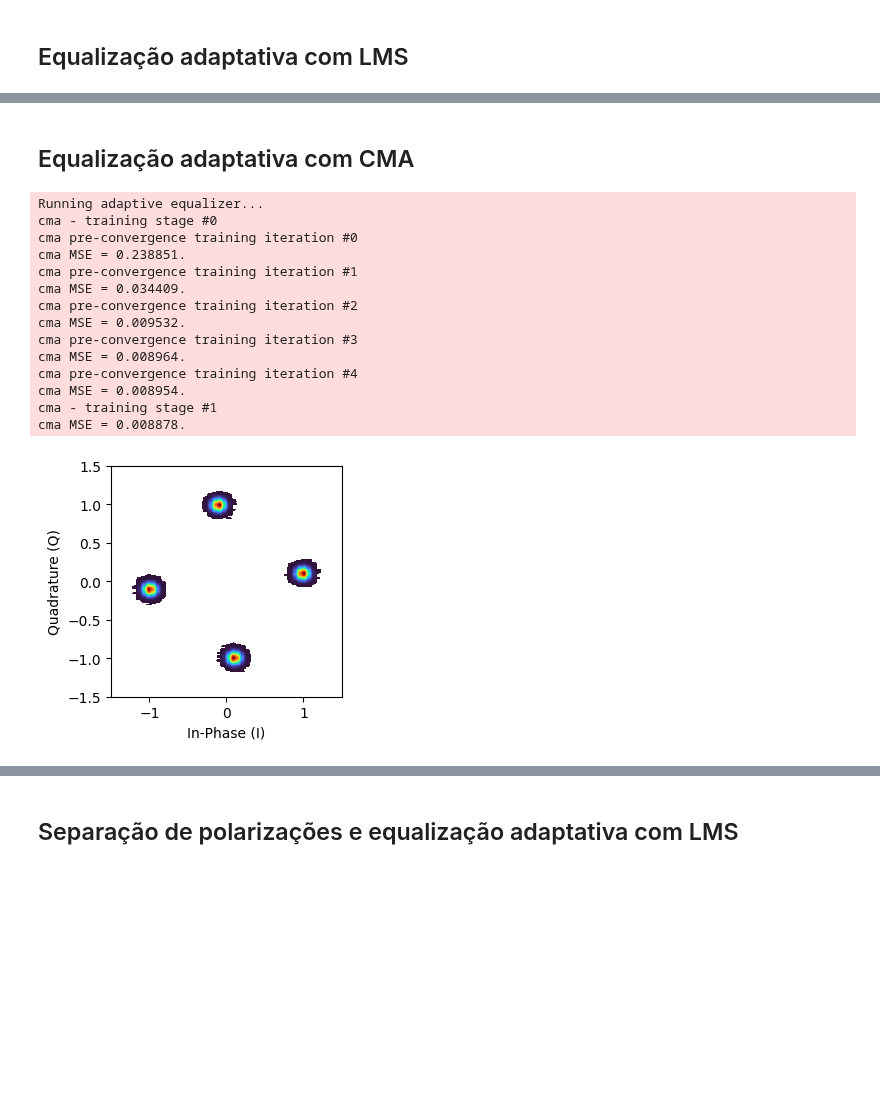
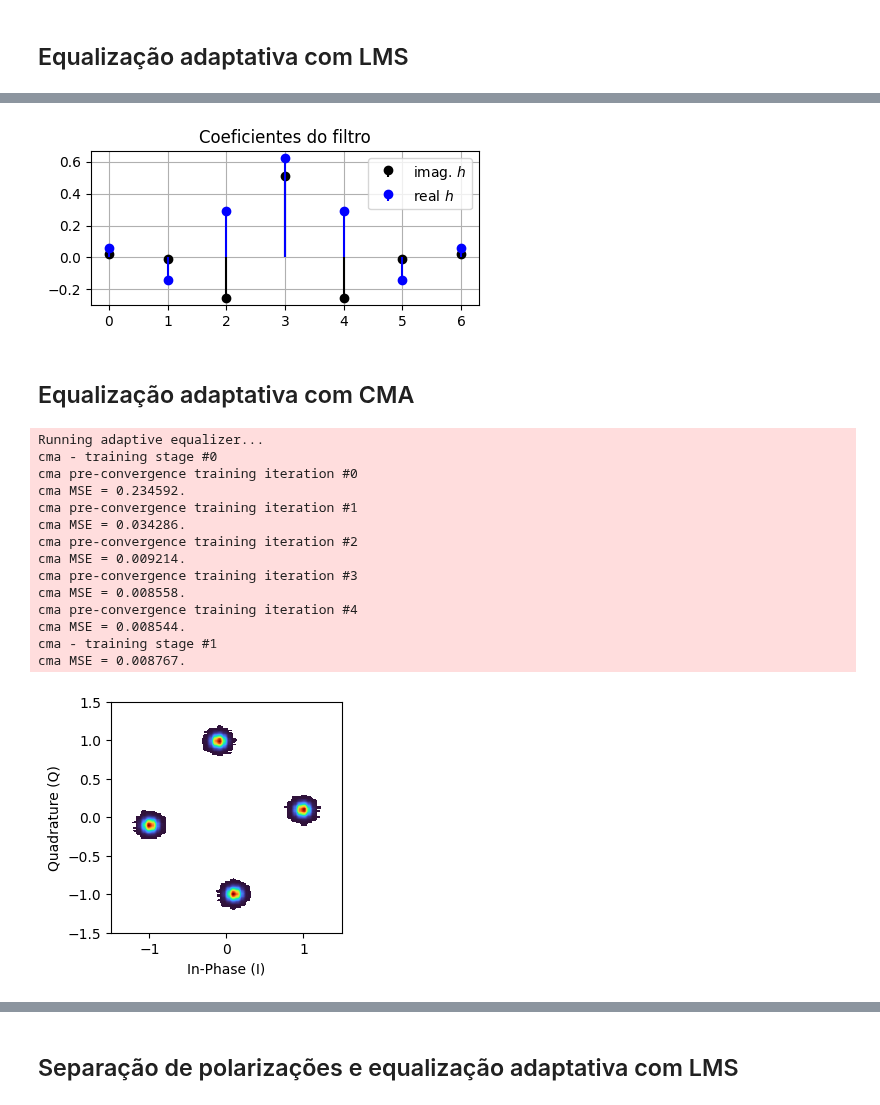
Before and after one commit to edsonportosilva/OpticalCommunications, a Jupyter notebook: jupyter notebooks/9. Equalização em sistemas ópticos coerentes.ipynb, the cells around one changed output, grey strips where cells are left out. Saved outputs shown, nothing was run; the diff lists cells and outputs as text; code cells hidden in the pictures; blank space fills up the shorter version.

```diff
--- a/jupyter notebooks/9. Equalização em sistemas ópticos coerentes.ipynb
+++ b/jupyter notebooks/9. Equalização em sistemas ópticos coerentes.ipynb
@@ -298,3 +299,12 @@ nlms MSE = 0.004462.
+# %%
+plt.figure(figsize=(5, 2))
+plt.stem(H.flatten().imag, 'black', basefmt=" ", label='imag. $h$')
+plt.stem(H.flatten().real, 'b', basefmt=" ", label='real $h$')
+plt.title('Coeficientes do filtro')
+plt.grid()
+plt.legend();
+# %% [output]
+[figure, added]
 # %% [markdown]
 ## Equalização adaptativa com CMA
 # %%
@@ -308,8 +318,9 @@ paramEq.L = [int(0.1*sigRx.shape[0]), int(0.9*sigRx.shape[0])]
 paramEq.prgsBar = False
 paramEq.alg = ['cma','cma'] # QPSK
 paramEq.mu = [1e-4, 1e-3]
+paramEq.returnResults = True
 
-outEq = mimoAdaptEqualizer(sigRx, paramEq, symbTx)
+outEq, H, _ , _ = mimoAdaptEqualizer(sigRx, paramEq, symbTx)
 
 discard = 1000
 pconst(outEq[discard:-discard], R=1.5);
@@ -317,15 +328,15 @@ pconst(outEq[discard:-discard], R=1.5);
 Running adaptive equalizer...
 cma - training stage #0
 cma pre-convergence training iteration #0
-cma MSE = 0.238851.
+cma MSE = 0.234592.
 cma pre-convergence training iteration #1
-cma MSE = 0.034409.
+cma MSE = 0.034286.
 cma pre-convergence training iteration #2
-cma MSE = 0.009532.
+cma MSE = 0.009214.
 cma pre-convergence training iteration #3
-cma MSE = 0.008964.
+cma MSE = 0.008558.
 cma pre-convergence training iteration #4
-cma MSE = 0.008954.
+cma MSE = 0.008544.
 cma - training stage #1
-cma MSE = 0.008878.
+cma MSE = 0.008767.
 [figure]
```
Also changed, not shown: parts of 9 cells of this notebook.
